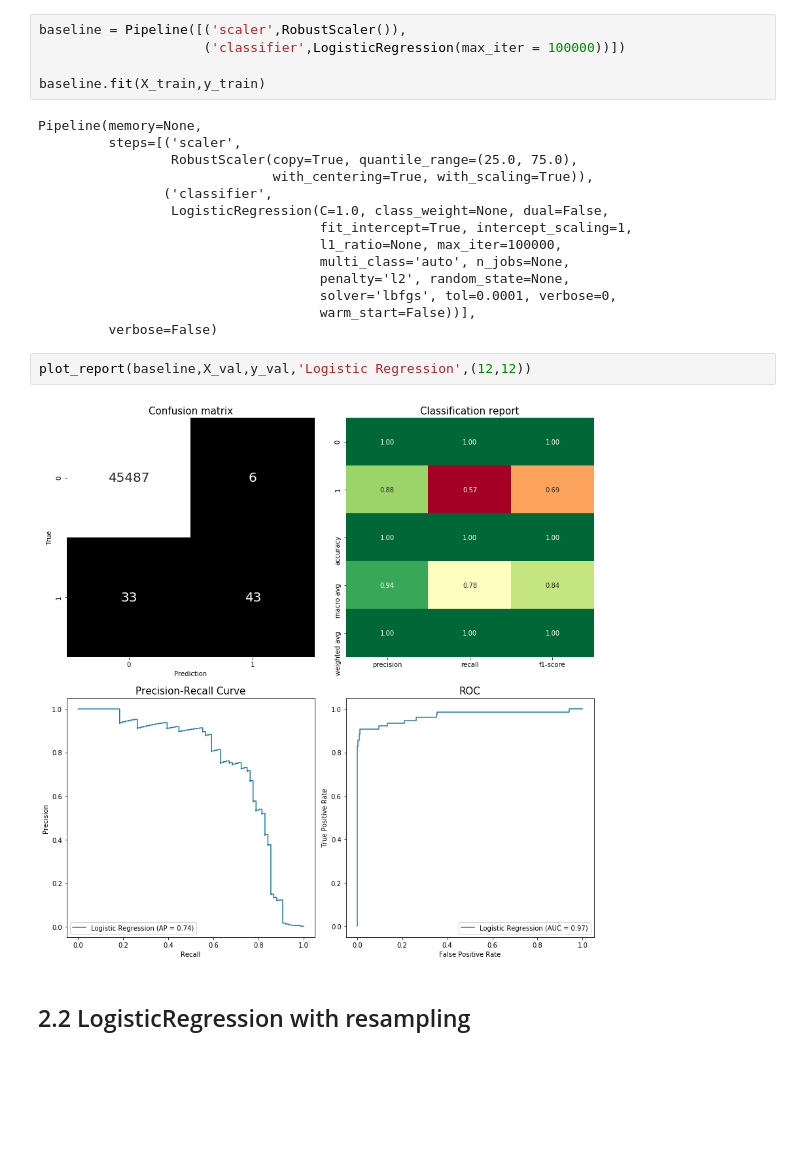
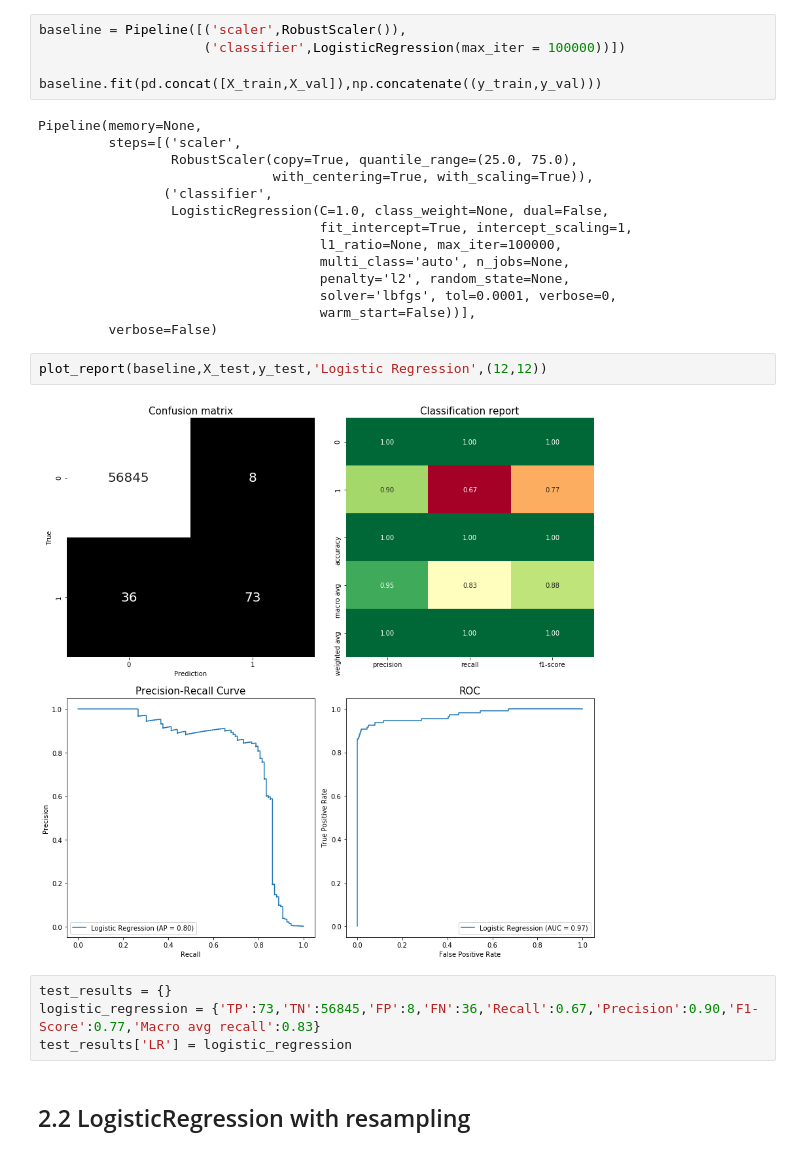
Before and after one commit to leogcalderon/fraud_detection, a Jupyter notebook: fraud_detection.ipynb, the cells around one changed output. Cells and saved outputs as stored; diff of their text form; blank space fills up the shorter version.

```diff
--- a/fraud_detection.ipynb
+++ b/fraud_detection.ipynb
@@ -182,7 +184,7 @@ X_train, X_val, y_train, y_val = train_test_split(X_train,
 baseline = Pipeline([('scaler',RobustScaler()),
                      ('classifier',LogisticRegression(max_iter = 100000))])
 
-baseline.fit(X_train,y_train)
+baseline.fit(pd.concat([X_train,X_val]),np.concatenate((y_train,y_val)))
 # %% [output]
 Pipeline(memory=None,
          steps=[('scaler',
@@ -198,8 +200,12 @@ Pipeline(memory=None,
                                     warm_start=False))],
          verbose=False)
 # %%
-plot_report(baseline,X_val,y_val,'Logistic Regression',(12,12))
+plot_report(baseline,X_test,y_test,'Logistic Regression',(12,12))
 # %% [output]
-[figure, old version]
+[figure, new version]
+# %%
+test_results = {}
+logistic_regression = {'TP':73,'TN':56845,'FP':8,'FN':36,'Recall':0.67,'Precision':0.90,'F1-Score':0.77,'Macro avg recall':0.83}
+test_results['LR'] = logistic_regression
 # %% [markdown]
 ## 2.2 LogisticRegression with resampling
```
Also changed, not shown: parts of 45 cells of this notebook, 5 other files.
